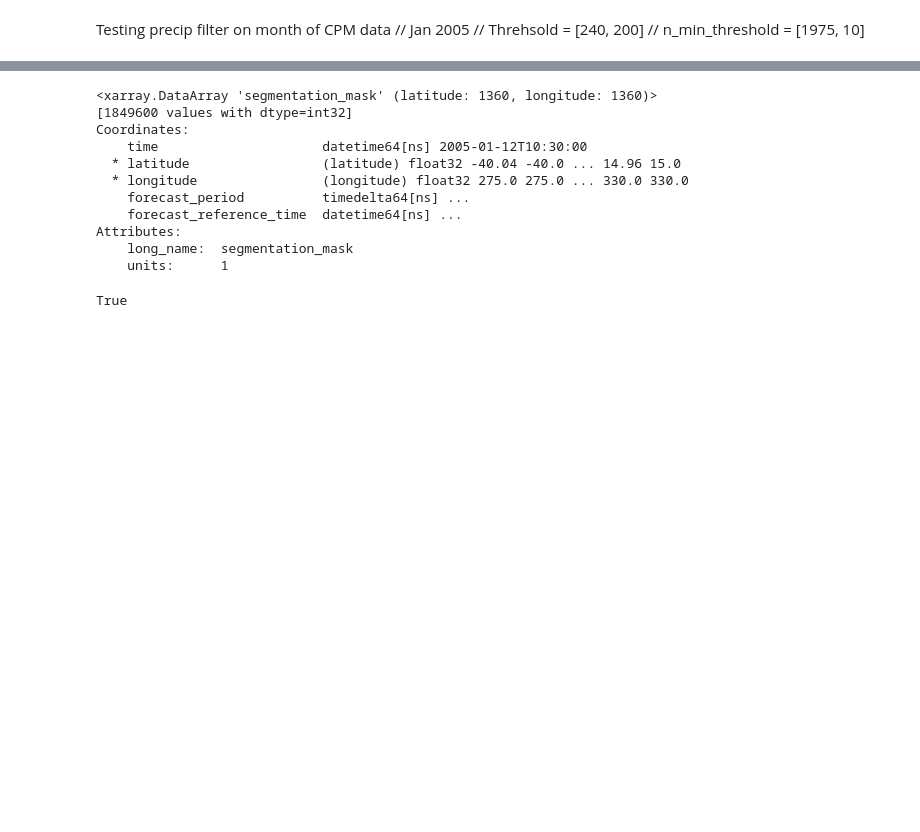
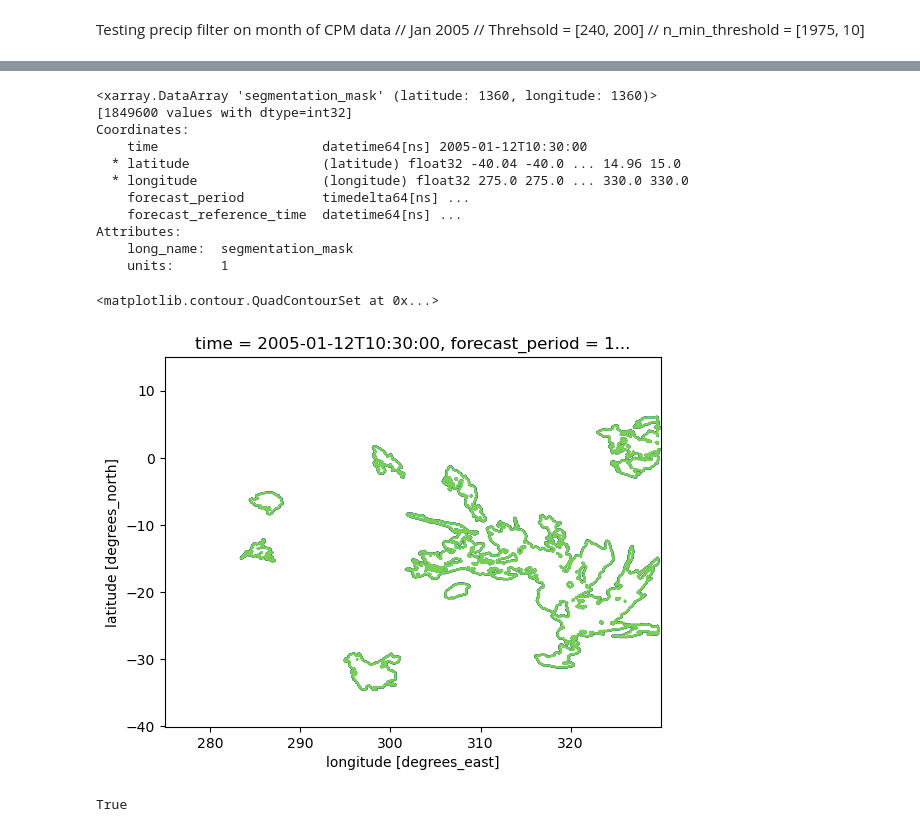
Before and after one commit to harrietgilmour/tobac_sensitivity, a Jupyter notebook: precip_filter_testing.ipynb, the cells around one changed output, grey strips where cells are left out. Saved outputs shown, nothing was run; the diff lists cells and outputs as text; code cells hidden in the pictures; blank space fills up the shorter version.

```diff
--- a/precip_filter_testing.ipynb
+++ b/precip_filter_testing.ipynb
@@ -46,17 +77,20 @@ tracks = pd.read_hdf('Save/Track_precip_test.h5', 'table')
 # %%
 print(mask[274,:,:])
+mask[274,:,:].plot.contour()
 # %% [output]
 <xarray.DataArray 'segmentation_mask' (latitude: 1360, longitude: 1360)>
 [1849600 values with dtype=int32]
 Coordinates:
     time                     datetime64[ns] 2005-01-12T10:30:00
   * latitude                 (latitude) float32 -40.04 -40.0 ... 14.96 15.0
   * longitude                (longitude) float32 275.0 275.0 ... 330.0 330.0
     forecast_period          timedelta64[ns] ...
     forecast_reference_time  datetime64[ns] ...
 Attributes:
     long_name:  segmentation_mask
     units:      1
+<matplotlib.contour.QuadContourSet at 0x...>
+[figure, added]
 # %%
 mask.shape == precip.shape # checking whether the mask and precip files have the same shape
 # next steps won't work if not
```
Also changed, not shown: parts of 19 cells of this notebook.
